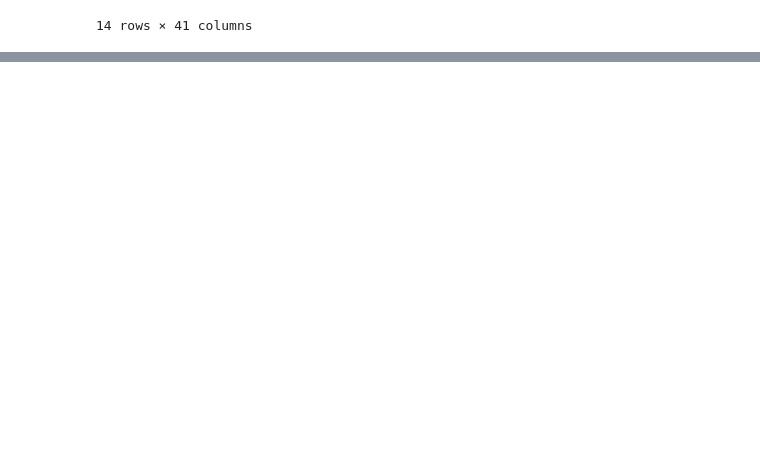
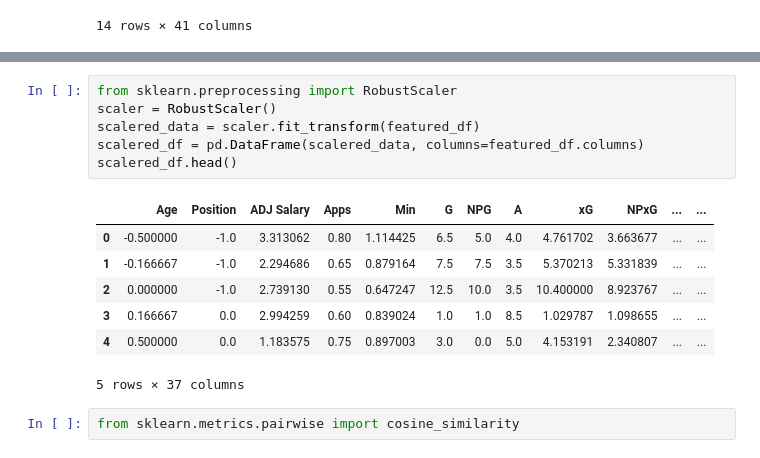
Before and after one commit to sajacaros/eda_champions, a Jupyter notebook: eda/eda.ipynb, the cells around one changed output, grey strips where cells are left out. Saved outputs shown, nothing was run; the diff lists cells and outputs as text; blank space fills up the shorter version.

```diff
--- a/eda/eda.ipynb
+++ b/eda/eda.ipynb
@@ -329,0 +370,16 @@ l = ['a']
+# %%
+from sklearn.preprocessing import RobustScaler
+scaler = RobustScaler()
+scalered_data = scaler.fit_transform(featured_df)
+scalered_df = pd.DataFrame(scalered_data, columns=featured_df.columns)
+scalered_df.head()
+# %% [output]
+|  | Age | Position | ADJ Salary | Apps | Min | G | NPG | A | xG | NPxG | ... | ... |
+| 0 | -0.500000 | -1.0 | 3.313062 | 0.80 | 1.114425 | 6.5 | 5.0 | 4.0 | 4.761702 | 3.663677 | ... | ... |
+| 1 | -0.166667 | -1.0 | 2.294686 | 0.65 | 0.879164 | 7.5 | 7.5 | 3.5 | 5.370213 | 5.331839 | ... | ... |
+| 2 | 0.000000 | -1.0 | 2.739130 | 0.55 | 0.647247 | 12.5 | 10.0 | 3.5 | 10.400000 | 8.923767 | ... | ... |
+| 3 | 0.166667 | 0.0 | 2.994259 | 0.60 | 0.839024 | 1.0 | 1.0 | 8.5 | 1.029787 | 1.098655 | ... | ... |
+| 4 | 0.500000 | 0.0 | 1.183575 | 0.75 | 0.897003 | 3.0 | 0.0 | 5.0 | 4.153191 | 2.340807 | ... | ... |
+5 rows × 37 columns
+# %%
+from sklearn.metrics.pairwise import cosine_similarity
```
Also changed, not shown: parts of 17 cells of this notebook.
